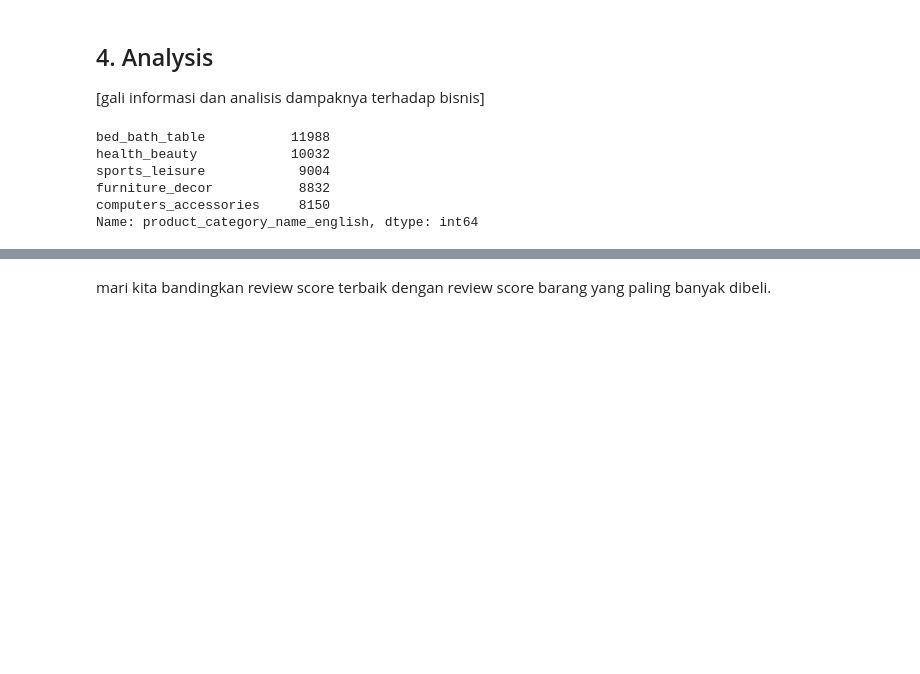
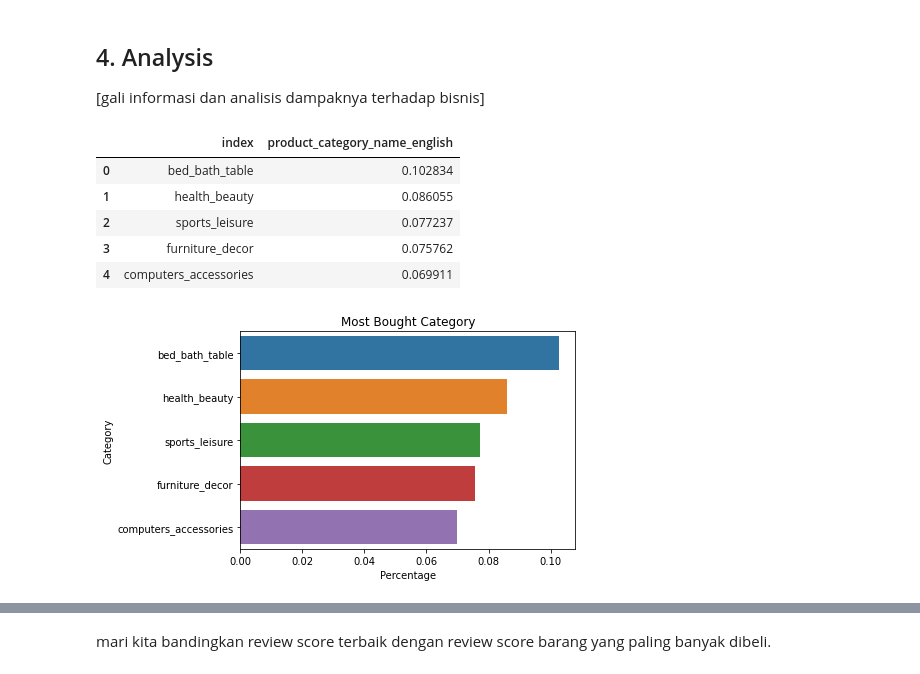
Before and after one commit to rahmanazizf/data-wrangling-pacmann, a Jupyter notebook: olist_analysis.ipynb, the cells around one changed output, grey strips where cells are left out. Cells and saved outputs as stored; diff of their text form; code cells hidden in the pictures; blank space fills up the shorter version.

```diff
--- a/olist_analysis.ipynb
+++ b/olist_analysis.ipynb
@@ -208,15 +209,30 @@ df_most_ordered.head()
 [gali informasi dan analisis dampaknya terhadap bisnis]
 # %%
 # 5 kategori produk paling banyak dibeli
-most_ordered_cat = df_most_ordered['product_category_name_english'].value_counts()[:5]
+most_ordered_cat = df_most_ordered\
+    ['product_category_name_english']\
+    .value_counts(normalize=True)\
+    .reset_index()[:5]
 most_ordered_cat
 # %% [output]
-bed_bath_table           11988
-health_beauty            10032
-sports_leisure            9004
-furniture_decor           8832
-computers_accessories     8150
-Name: product_category_name_english, dtype: int64
+|  | index | product_category_name_english |
+| 0 | bed_bath_table | 0.102834 |
+| 1 | health_beauty | 0.086055 |
+| 2 | sports_leisure | 0.077237 |
+| 3 | furniture_decor | 0.075762 |
+| 4 | computers_accessories | 0.069911 |
+# %%
+sns.barplot(
+    data = most_ordered_cat,
+    y = 'index',
+    x = 'product_category_name_english'
+)
+plt.ylabel('Category')
+plt.xlabel('Percentage')
+plt.title('Most Bought Category')
+plt.show()
+# %% [output]
+[figure, added]
 # %%
 # 5 produk yang paling banyak mendapatkan review baik dari pelanggan
 df_rev_score = df[[
```
Also changed, not shown: parts of 5 cells of this notebook.
